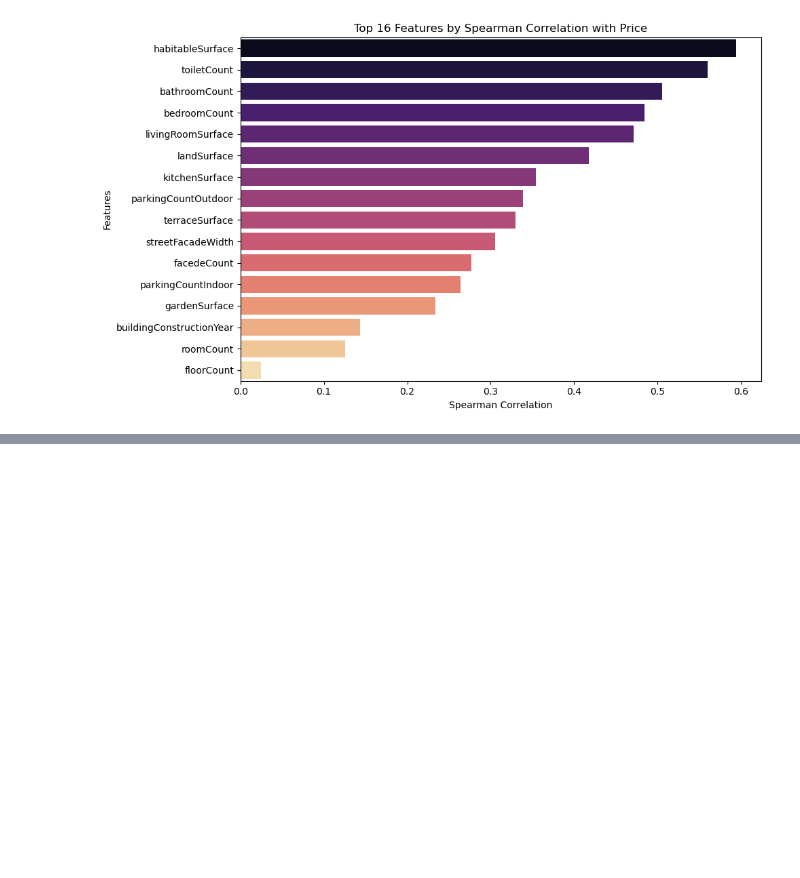
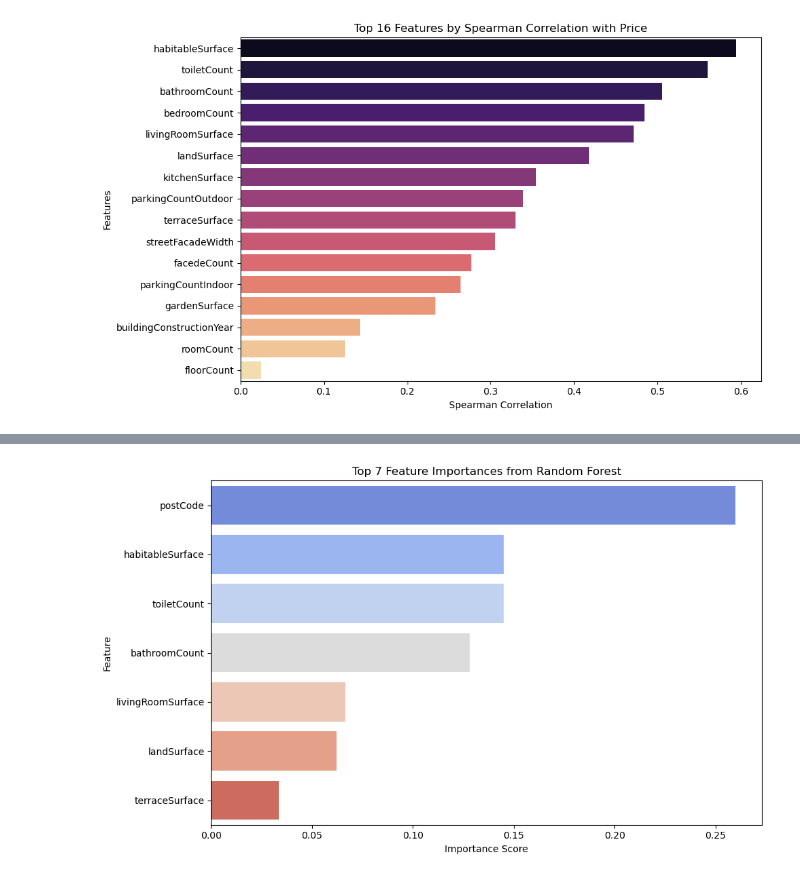
Before and after one commit to becodeorg/immo-eliza-data-exploration-seattle, a Jupyter notebook: Datanalyze/dataanalyse-without-impurity.ipynb, the cells around one changed output, grey strips where cells are left out. Cells and saved outputs as stored; diff of their text form; code cells hidden in the pictures; blank space fills up the shorter version.

```diff
--- a/Datanalyze/dataanalyse-without-impurity.ipynb
+++ b/Datanalyze/dataanalyse-without-impurity.ipynb
@@ -178,0 +199,29 @@ plt.show()
+# %%
+from sklearn.ensemble import RandomForestRegressor
+from sklearn.model_selection import train_test_split
+
+# Select numeric features and remove missing values
+X = numeric_df.drop(columns='price').dropna()
+y = numeric_df.loc[X.index, 'price']
+
+# Train-test split
+X_train, X_test, y_train, y_test = train_test_split(X, y, random_state=42)
+
+# Train model
+rf = RandomForestRegressor(n_estimators=100, random_state=42)
+rf.fit(X_train, y_train)
+
+# Feature importances
+importances = pd.Series(rf.feature_importances_, index=X.columns)
+top_features = importances.sort_values(ascending=False).head(7)
+
+# Plot
+plt.figure(figsize=(10, 6))
+sns.barplot(x=top_features.values, y=top_features.index, palette='coolwarm')
+plt.title("Top 7 Feature Importances from Random Forest")
+plt.xlabel("Importance Score")
+plt.ylabel("Feature")
+plt.tight_layout()
+plt.show()
+# %% [output]
+[figure, added]
```
Also changed, not shown: parts of 3 cells of this notebook, 1 other file.
